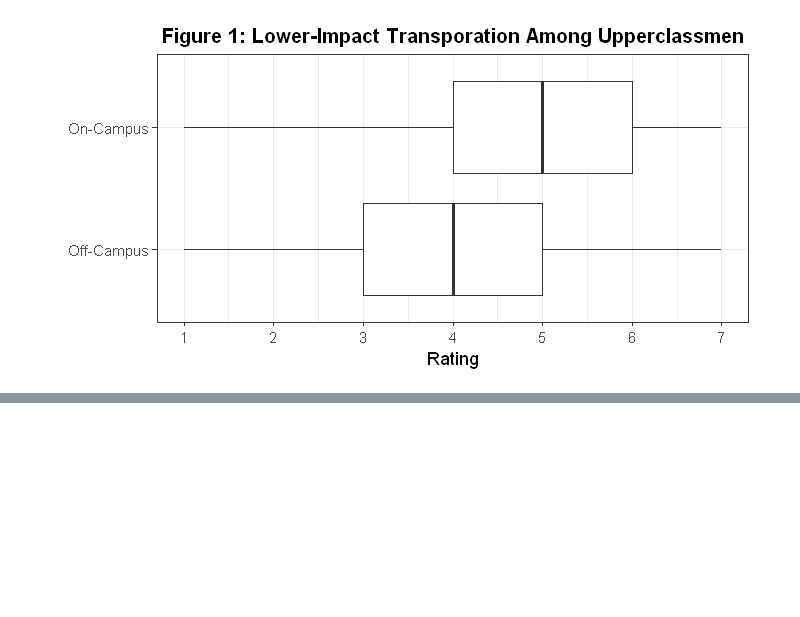
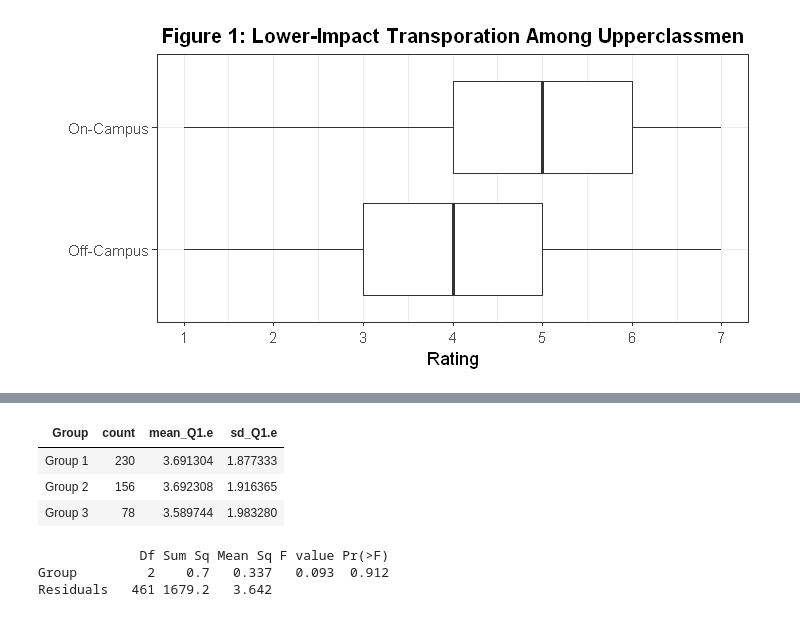
Before and after one commit to teddythepooh/prob_and_stats, a Jupyter notebook: data_analysis.ipynb, the cells around one changed output, grey strips where cells are left out. Drawn from its saved outputs; the diff is of its cells as text; code cells hidden in the pictures; blank space fills up the shorter version.

```diff
--- a/data_analysis.ipynb
+++ b/data_analysis.ipynb
@@ -123,0 +172,14 @@ Meal plans are completely voluntary for off-campus students, but they are requir
+# %%
+#table 4
+index
+# %% [output]
+| Group | count | mean_Q1.e | sd_Q1.e |
+| Group 1 | 230 | 3.691304 | 1.877333 |
+| Group 2 | 156 | 3.692308 | 1.916365 |
+| Group 3 | 78 | 3.589744 | 1.983280 |
+# %%
+summary(aov(Q1.e ~ Group, data[data$Group != "na",]))
+# %% [output]
+             Df Sum Sq Mean Sq F value Pr(>F)
+Group         2    0.7   0.337   0.093  0.912
+Residuals   461 1679.2   3.642
```
Also changed, not shown: parts of 20 cells of this notebook, 1 other file.
